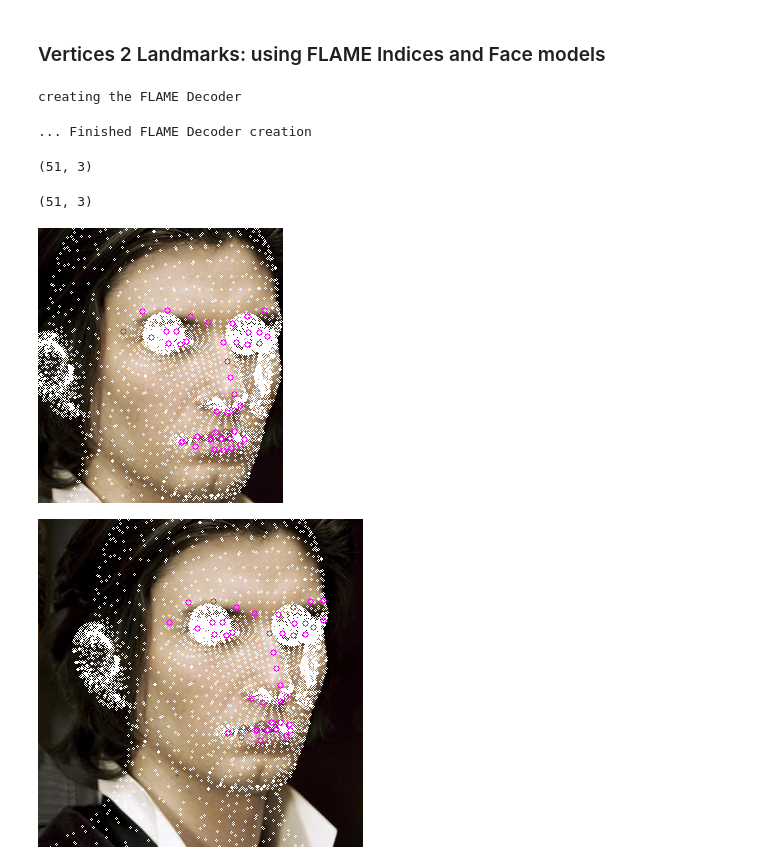
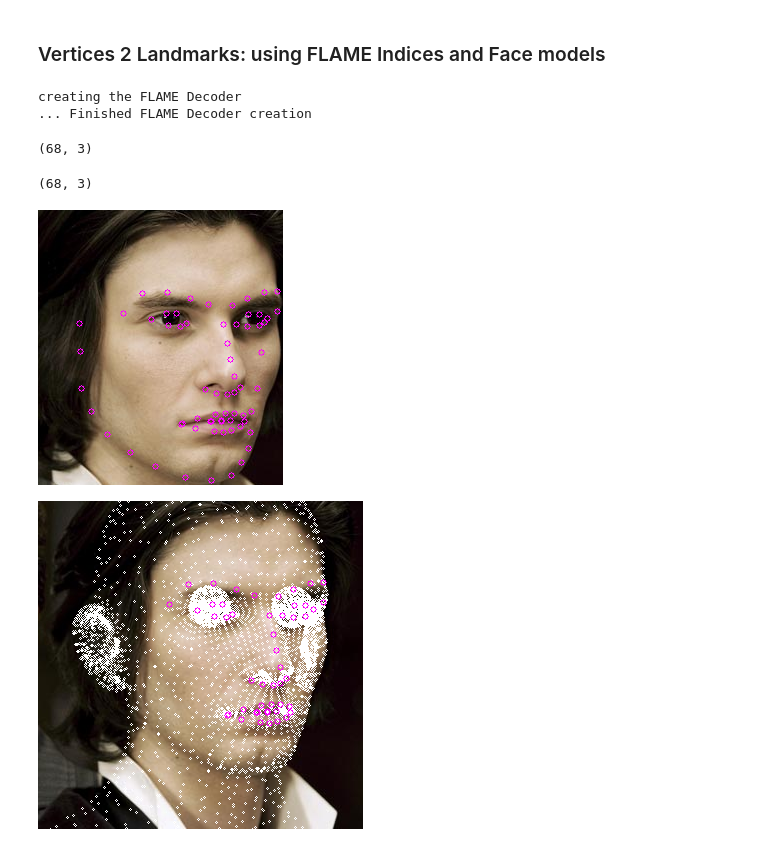
Before and after one commit to david1309/SynergyNet_bonseyes, a Jupyter notebook: scratchpad.ipynb, the cells around one changed output. Saved outputs shown, nothing was run; the diff lists cells and outputs as text; code cells hidden in the pictures.

Commit message:
68 lmk embeddings

```diff
--- a/scratchpad.ipynb
+++ b/scratchpad.ipynb
@@ -128,6 +125,8 @@ flame_base_path = "./flame_utils/FLAME_PyTorch_bonseyes"
 file_path = os.path.join(flame_base_path,"flame_config.json")
 with open(file_path, 'r') as f:
   config = json.load(f)
+config["static_landmark_embedding_path"] = 'model/landmark_embedding.npy'
+
 config["device"] = device
 config["flame_model_path"] = os.path.join(flame_base_path, config["flame_model_path"])
 config["static_landmark_embedding_path"] = os.path.join(flame_base_path, config["static_landmark_embedding_path"])
@@ -135,9 +134,13 @@ config["dynamic_landmark_embedding_path"] = os.path.join(flame_base_path, config
 config = namedtuple('config', config.keys())(**config)
 
 flamelayer = FLAME(config)
+# flamelayer.lmk_faces_idx.shape
+# flamelayer.lmk_bary_coords.shape
+# flamelayer.dynamic_lmk_faces_idx.shape
+# flamelayer.dynamic_lmk_bary_coords.shape
 # %% [output]
 creating the FLAME Decoder
+... Finished FLAME Decoder creation
-... Finished FLAME Decoder creation
 # %%
 lms_crop = flamelayer.flame_vertices2landmarks(vertices_crop)
 lms_crop = lms_crop[0].detach().cpu().numpy()
@@ -147,27 +150,27 @@ lms_proj = flamelayer.flame_vertices2landmarks(vertices_proj)
 lms_proj = lms_proj[0].detach().cpu().numpy()
 lms_proj.shape
 # %% [output]
-(51, 3)
+(68, 3)
-(51, 3)
+(68, 3)
 # %%
 # Plot
 img_plot = img_crop.copy()
-img_vertices = vertices_crop.copy()
+# img_vertices = vertices_crop.copy()
 
-step = 1
-for coord in img_vertices[::step, :]:
-    img_plot = cv2.circle(img_plot, (int(coord[0]), int(coord[1])), radius=1, color=(255,255,255))
+# step = 1
+# for coord in img_vertices[::step, :]:
+#     img_plot = cv2.circle(img_plot, (int(coord[0]), int(coord[1])), radius=1, color=(255,255,255))
 
 img_vertices = lms_crop.copy()
 
 step = 1
 for coord in img_vertices[::step, :]:
     img_plot = cv2.circle(img_plot, (int(coord[0]), int(coord[1])), radius=3, color=(255,0,255))
 
 # img_plot = cv2.cvtColor(img_plot, cv2.COLOR_RGB2BGR)
 Image.fromarray(img_plot)
 # %% [output]
-[figure, old version]
+[figure, new version]
 # %%
 # Plot
 img_plot = img_arr.copy()
```
Also changed, not shown: parts of 2 cells of this notebook.
